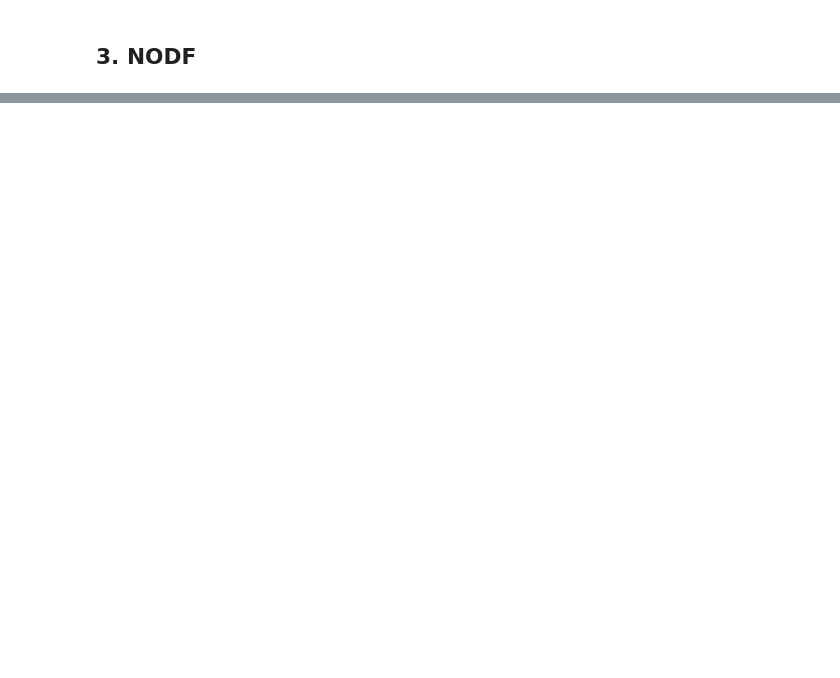
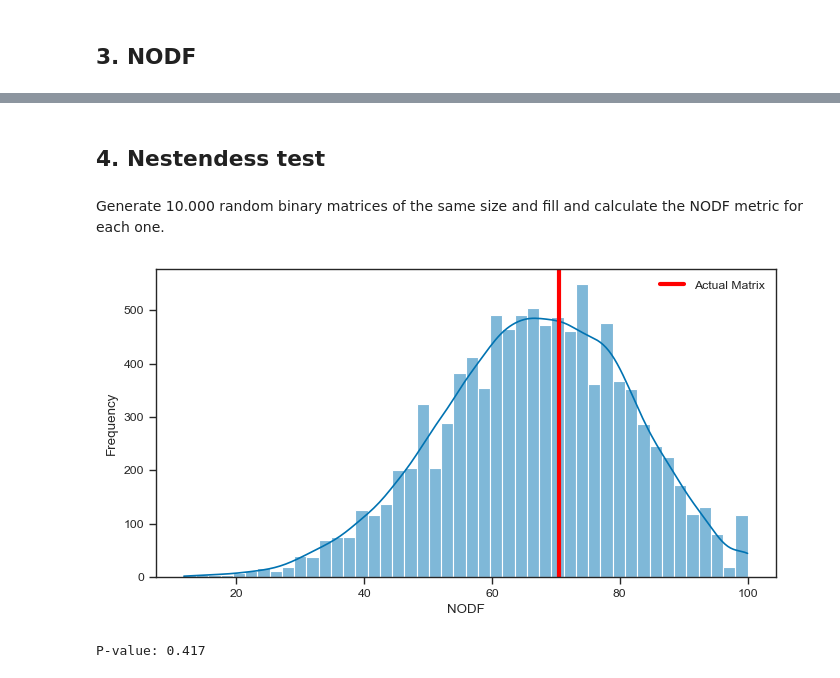
Before and after one commit to alexeykosh/2025-nestedness-project, a Jupyter notebook: nestendess-examples.ipynb, the cells around one changed output, grey strips where cells are left out. Drawn from its saved outputs; the diff is of its cells as text; code cells hidden in the pictures; blank space fills up the shorter version.

Commit message:
added the nestendess test

```diff
--- a/nestendess-examples.ipynb
+++ b/nestendess-examples.ipynb
@@ -169 +178,27 @@ print(NODF(fully_nested_matrix(matrix)))
 [figure]
+# %% [markdown]
+## 4. Nestendess test
+# %% [markdown]
+Generate 10.000 random binary matrices of the same size and fill and calculate the NODF metric for each one.
+# %%
+random_m = [NODF(np.random.binomial(1, (matrix.sum() / matrix.size), matrix.shape))[0] for _ in range(10000)]
+# %%
+plt.figure(figsize=(8, 4))
+sns.histplot(random_m,
+             kde=True,
+             )
+plt.axvline(NODF(matrix)[0],
+            color='red',
+            linewidth=3,
+            label='Actual Matrix')
+
+plt.legend(frameon=False)
+plt.xlabel('NODF')
+plt.ylabel('Frequency')
+plt.show()
+# %% [output]
+[figure, added]
+# %%
+print(f'P-value: {((np.sum(np.array(random_m) >= NODF(matrix)[0]) + 1) / (len(random_m) + 1)).round(3)}')
+# %% [output]
+P-value: 0.417
```
Also changed, not shown: parts of 9 cells of this notebook.
